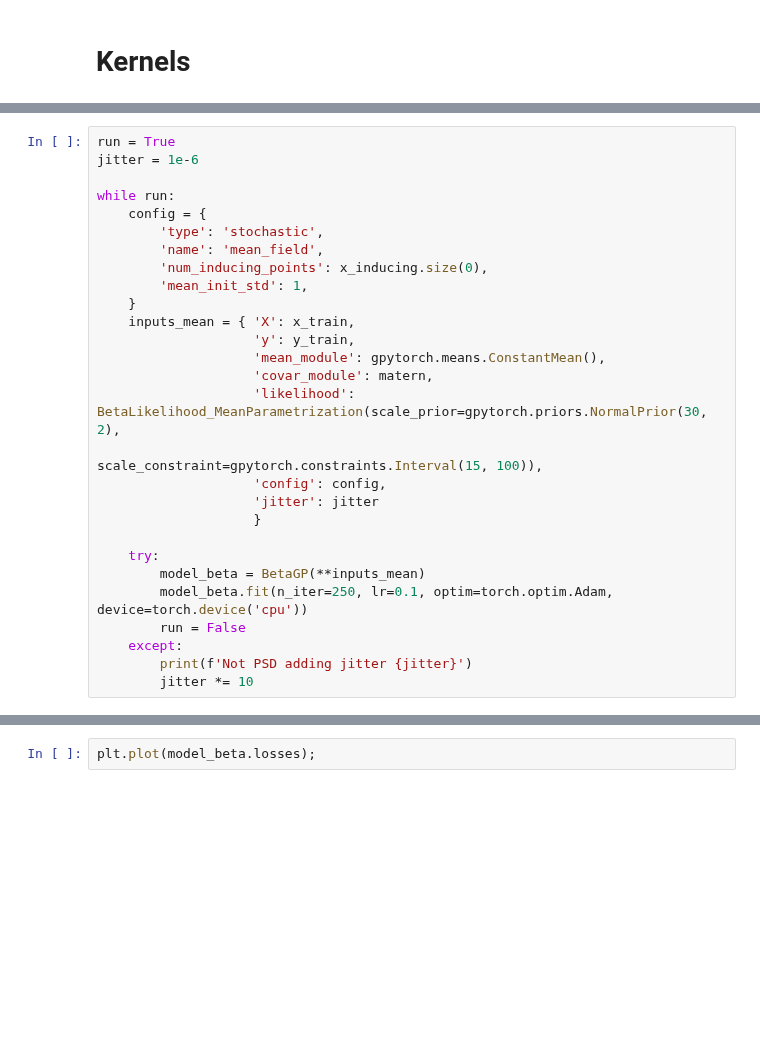
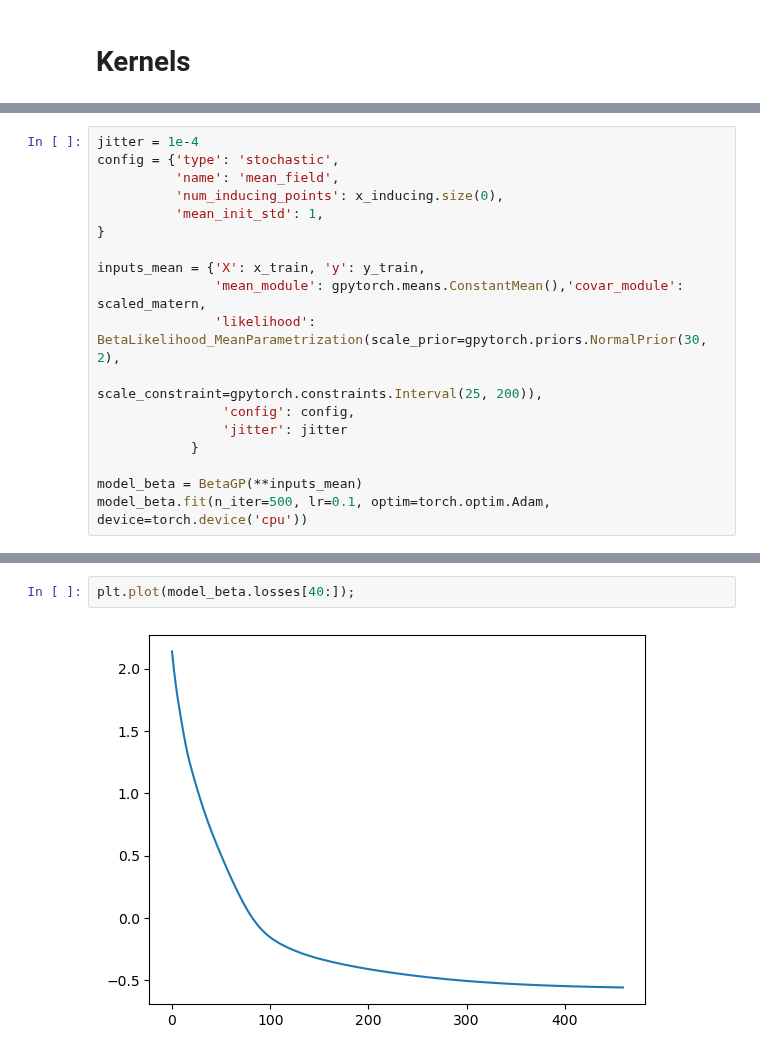
Before and after one commit to eirikbaekkelund/Dissertation, a Jupyter notebook: development.ipynb, the cells around one changed output, grey strips where cells are left out. Drawn from its saved outputs; the diff is of its cells as text; blank space fills up the shorter version.

```diff
--- a/development.ipynb
+++ b/development.ipynb
@@ -132,29 +138,19 @@ kernel_add = AdditiveKernel(scaled_matern, kernel)
 # %%
-run = True
-jitter = 1e-6
+jitter = 1e-4
+config = {'type': 'stochastic',
+          'name': 'mean_field',
+          'num_inducing_points': x_inducing.size(0),
+          'mean_init_std': 1,
+}
 
-while run:
-    config = {
-        'type': 'stochastic',
-        'name': 'mean_field',
-        'num_inducing_points': x_inducing.size(0),
-        'mean_init_std': 1,
-    }
-    inputs_mean = { 'X': x_train,
-                    'y': y_train,
-                    'mean_module': gpytorch.means.ConstantMean(),
-                    'covar_module': matern,
-                    'likelihood': BetaLikelihood_MeanParametrization(scale_prior=gpytorch.priors.NormalPrior(30, 2),
-                                                                    scale_constraint=gpytorch.constraints.Interval(15, 100)),
-                    'config': config,
-                    'jitter': jitter
-                    }
+inputs_mean = {'X': x_train, 'y': y_train,
+               'mean_module': gpytorch.means.ConstantMean(),'covar_module': scaled_matern,
+               'likelihood': BetaLikelihood_MeanParametrization(scale_prior=gpytorch.priors.NormalPrior(30, 2),
+                                                                scale_constraint=gpytorch.constraints.Interval(25, 200)),
+                'config': config,
+                'jitter': jitter
+            }
 
-    try:
-        model_beta = BetaGP(**inputs_mean)
-        model_beta.fit(n_iter=250, lr=0.1, optim=torch.optim.Adam, device=torch.device('cpu'))
-        run = False
-    except:
-        print(f'Not PSD adding jitter {jitter}')
-        jitter *= 10
+model_beta = BetaGP(**inputs_mean)
+model_beta.fit(n_iter=500, lr=0.1, optim=torch.optim.Adam, device=torch.device('cpu'))
 # %% [output]
@@ -179,5 +167,7 @@ KeyboardInterrupt:
 # %%
-plt.plot(model_beta.losses);
+plt.plot(model_beta.losses[40:]);
+# %% [output]
+[figure, added]
 # %%
 plot_gp(model=model_beta,
         x_train=x_train,
```
Also changed, not shown: parts of 10 cells of this notebook, 1 other file.
